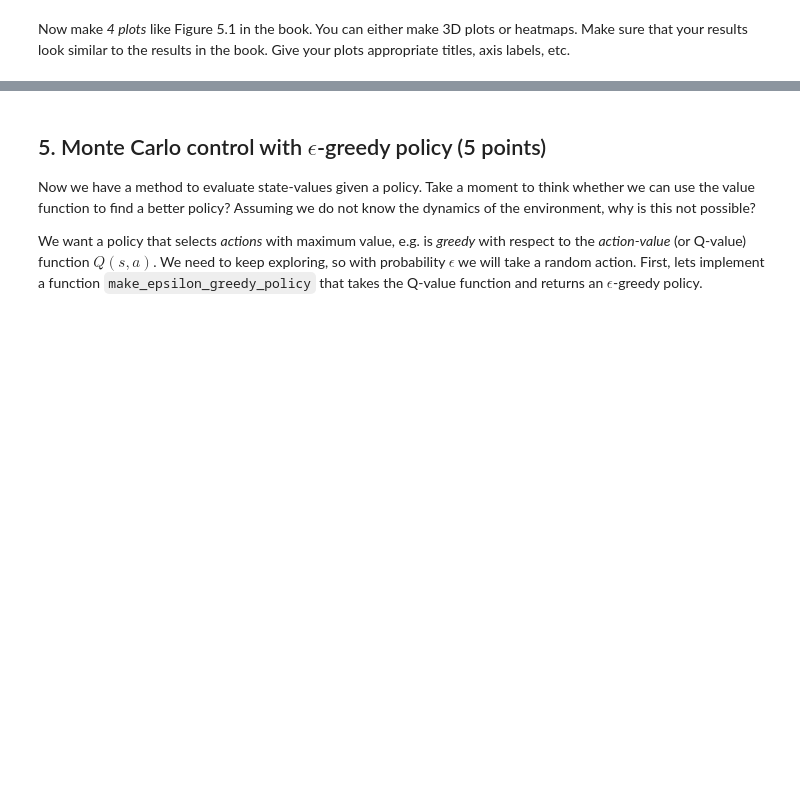
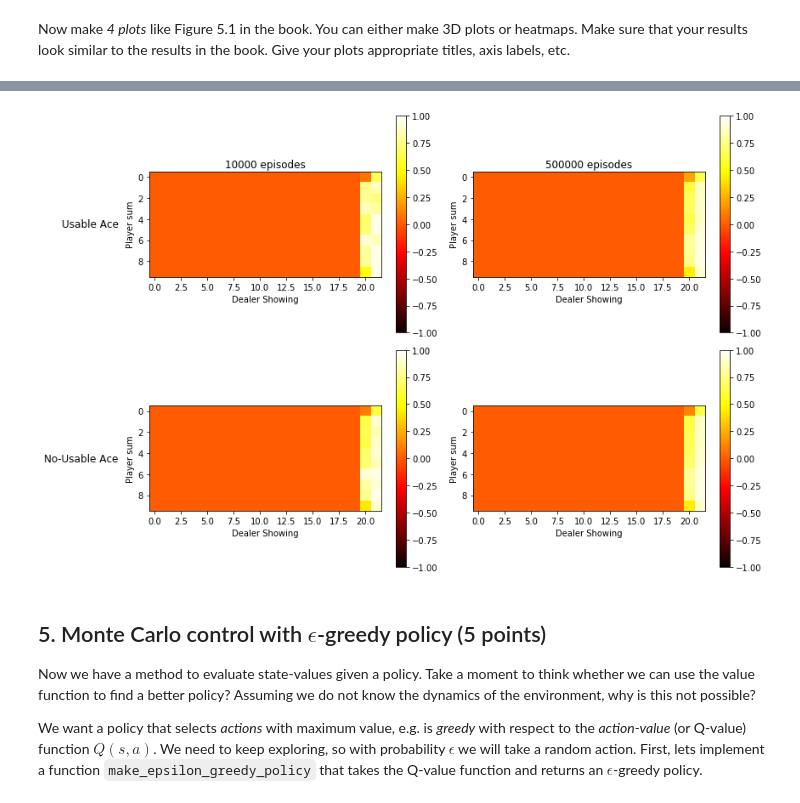
Before and after one commit to davide-belli/reinforcement-learning-labs-hws, a Jupyter notebook: lab1/lab1_gabriele.ipynb, the cells around one changed output, grey strips where cells are left out. Saved outputs shown, nothing was run; the diff lists cells and outputs as text; code cells hidden in the pictures; blank space fills up the shorter version.

```diff
--- a/lab1/lab1_gabriele.ipynb
+++ b/lab1/lab1_gabriele.ipynb
@@ -303,8 +303,7 @@ def simple_policy(observation):
     """
     A policy that sticks if the player score is >= 20 and hits otherwise.
     """
-    # YOUR CODE HERE
-    raise NotImplementedError()
+    return 1 - int(observation[0] >= 20 or (observation[2] and 10 <= observation[0] <= 11))
 # %%
 s = env.reset()
 print(s)
@@ -360,3 +391,49 @@ raise NotImplementedError()
+# %%
+def build_heatmap(V, usable_ace):
+    h = np.zeros((10, 22))
+    for observation, v in V.items():
+        ps, d, ua = observation
+        if ua == usable_ace and ps <= 21:
+            h[d-1, ps] = v
+    return h
+
+
+cols = ['10000 episodes', '500000 episodes']
+rows = ['Usable Ace', 'No-Usable Ace']
+
+fig, axes = plt.subplots(nrows=len(rows), ncols=len(cols), figsize=(12, 8))
+plt.setp(axes.flat, xlabel='Dealer Showing', ylabel='Player sum')
+
+pad = 5 # in points
+
+for ax, col in zip(axes[0], cols):
+    ax.annotate(col, xy=(0.5, 1), xytext=(0, pad),
+                xycoords='axes fraction', textcoords='offset points',
+                size='large', ha='center', va='baseline')
+
+for ax, row in zip(axes[:,0], rows):
+    ax.annotate(row, xy=(0, 0.5), xytext=(-ax.yaxis.labelpad - pad, 0),
+                xycoords=ax.yaxis.label, textcoords='offset points',
+                size='large', ha='right', va='center')
+
+p = axes[0, 0].imshow(build_heatmap(V_10k, 1), cmap='hot', vmin=-1, vmax=1)
+fig.colorbar(p, ax=axes[0,0])
+p = axes[0, 1].imshow(build_heatmap(V_500k, 1), cmap='hot', vmin=-1, vmax=1)
+fig.colorbar(p, ax=axes[0,1])
+p = axes[1, 0].imshow(build_heatmap(V_10k, 0), cmap='hot', vmin=-1, vmax=1)
+fig.colorbar(p, ax=axes[1,0])
+p = axes[1, 1].imshow(build_heatmap(V_500k, 0), cmap='hot', vmin=-1, vmax=1)
+fig.colorbar(p, ax=axes[1,1])
+
+fig.tight_layout()
+# tight_layout doesn't take these labels into account. We'll need
+# to make some room. These numbers are are manually tweaked.
+# You could automatically calculate them, but it's a pain.
+fig.subplots_adjust(left=0.15, top=0.95)
+
+plt.show()
+# %% [output]
+[figure, added]
 # %% [markdown]
 ## 5. Monte Carlo control with $\epsilon$-greedy policy (5 points)
 Now we have a method to evaluate state-values given a policy. Take a moment to think whether we can use the value function to find a better policy? Assuming we do not know the dynamics of the environment, why is this not possible?
```
Also changed, not shown: parts of 5 cells of this notebook.
